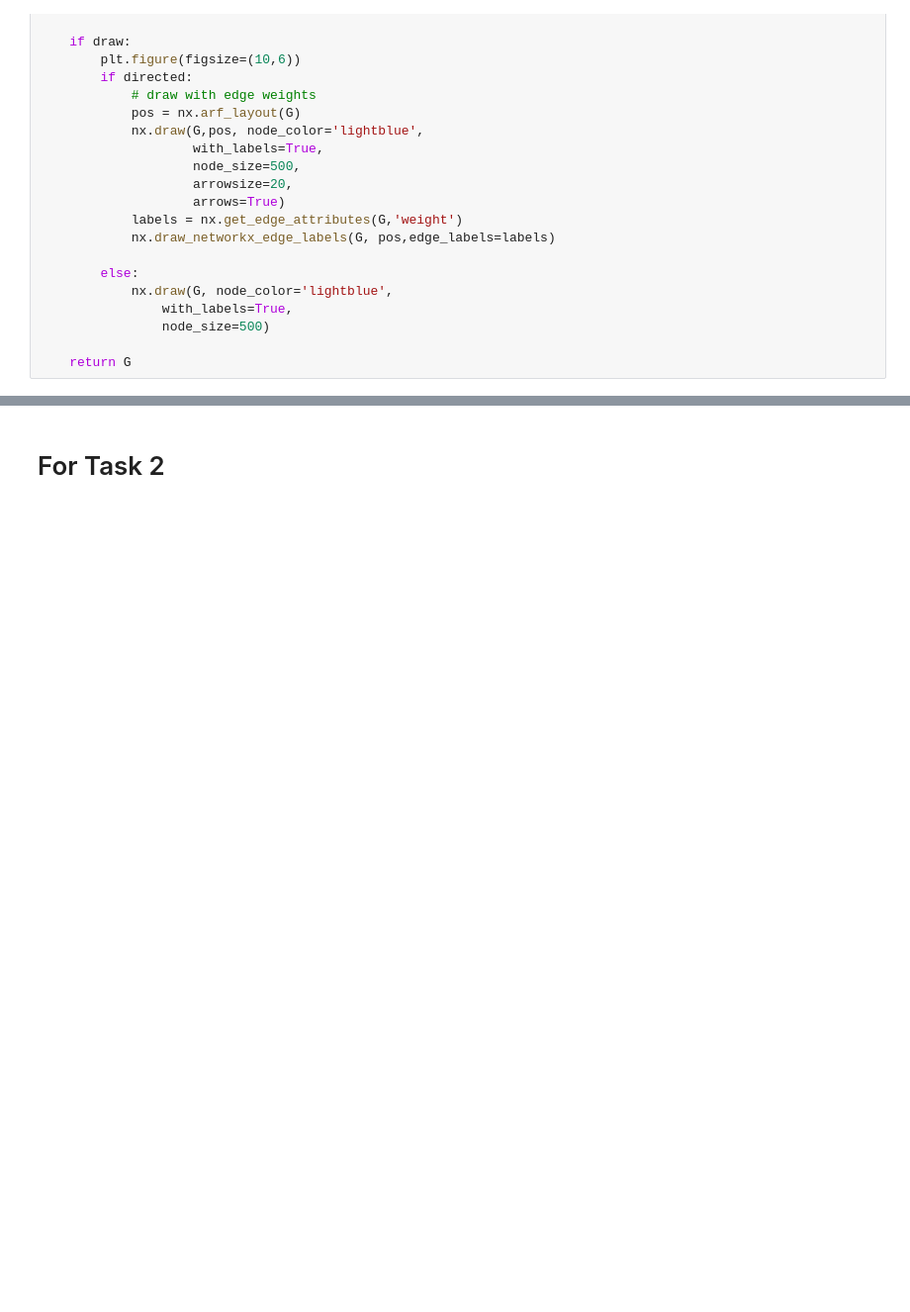
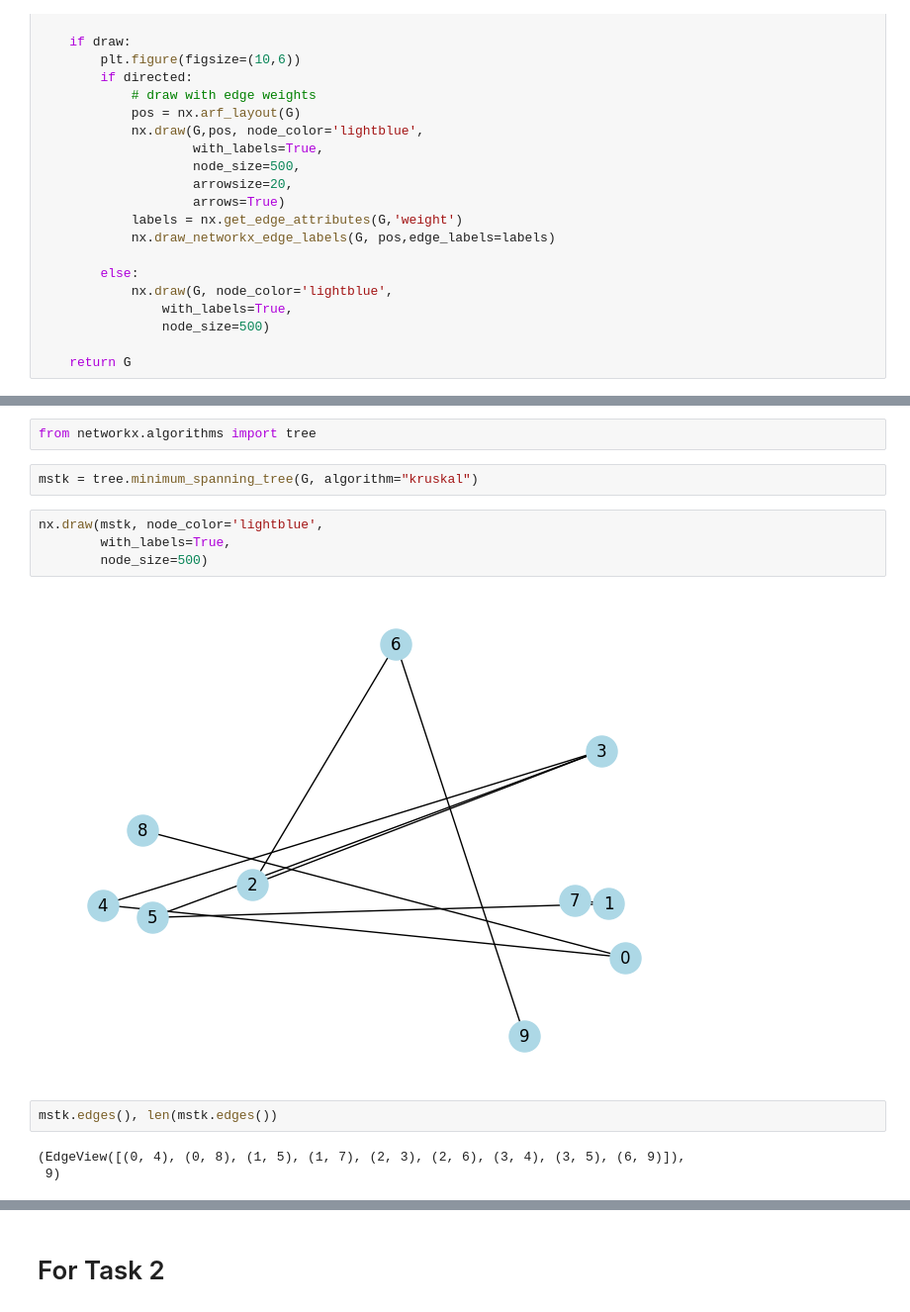
Before and after one commit to Zhukowych/22-lab-graph-algorithms, a Jupyter notebook: 1.2/shortest-paths-algorithms.ipynb, the cells around one changed output, grey strips where cells are left out. Shown: that part at 99% size. Drawn from its saved outputs; the diff is of its cells as text; blank space fills up the shorter version.

```diff
--- a/1.2/shortest-paths-algorithms.ipynb
+++ b/1.2/shortest-paths-algorithms.ipynb
@@ -60,0 +70,15 @@ G = gnp_random_connected_graph(10, 0.5, False, True)
+# %%
+from networkx.algorithms import tree
+# %%
+mstk = tree.minimum_spanning_tree(G, algorithm="kruskal")
+# %%
+nx.draw(mstk, node_color='lightblue',
+        with_labels=True,
+        node_size=500)
+# %% [output]
+[figure, added]
+# %%
+mstk.edges(), len(mstk.edges())
+# %% [output]
+(EdgeView([(0, 4), (0, 8), (1, 5), (1, 7), (2, 3), (2, 6), (3, 4), (3, 5), (6, 9)]),
+ 9)
```
Also changed, not shown: parts of 25 cells of this notebook.
